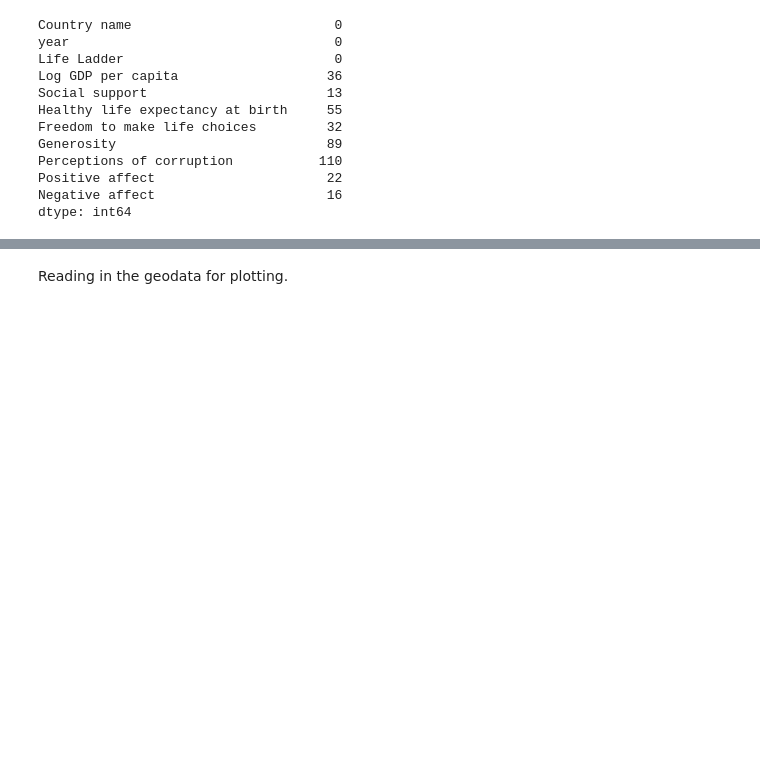
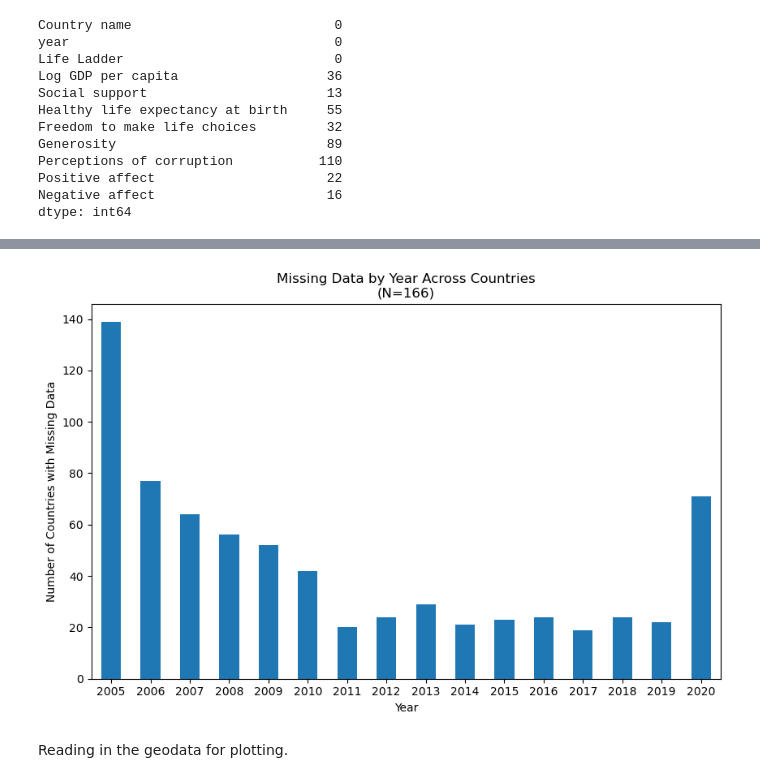
Before and after one commit to khtamkivi/DDS_project_2023, a Jupyter notebook: EDA_Karl.ipynb, the cells around one changed output, grey strips where cells are left out. Cells and saved outputs as stored; diff of their text form; code cells hidden in the pictures; blank space fills up the shorter version.

```diff
--- a/EDA_Karl.ipynb
+++ b/EDA_Karl.ipynb
@@ -40,0 +47,18 @@ data = data.rename(columns={"Country name": "country"})
+# %%
+years_missing_df = pd.DataFrame({'country': data['Country name'].unique()})
+# %%
+for year in sorted(data['year'].unique()):
+
+    years_missing_df[f'missing_{year}'] = 0
+# %%
+for country in data['Country name'].unique():
+
+    country_data = data[data['Country name'] == country]
+
+    years_present = country_data['year'].to_list()
+
+    for year in sorted(data['year'].unique()):
+
+        if year not in years_present:
+
+            years_missing_df.loc[years_missing_df['country'] == country, f'missing_{year}'] = 1
@@ -40,0 +74,3 @@ data = data.rename(columns={"Country name": "country"})
+# %%
+# Sum up the number of countries with missing data for each year
+missing_counts = years_missing_df.drop(columns=['country']).sum()
@@ -41,2 +97,16 @@ data = data.rename(columns={"Country name": "country"})
+# %%
+plt.figure(figsize=(10, 6))
+ax = missing_counts.plot(kind='bar')
+
+# Adjust x-tick labels to remove 'missing_' prefix
+ax.set_xticklabels([label.replace('missing_', '') for label in missing_counts.index], rotation = 0)
+
+plt.xlabel('Year')
+plt.ylabel('Number of Countries with Missing Data')
+plt.title('Missing Data by Year Across Countries\n(N=166)')
+
+plt.show()
+# %% [output]
+[figure, added]
 # %% [markdown]
 Reading in the geodata for plotting.
```
Also changed, not shown: parts of 26 cells of this notebook.
